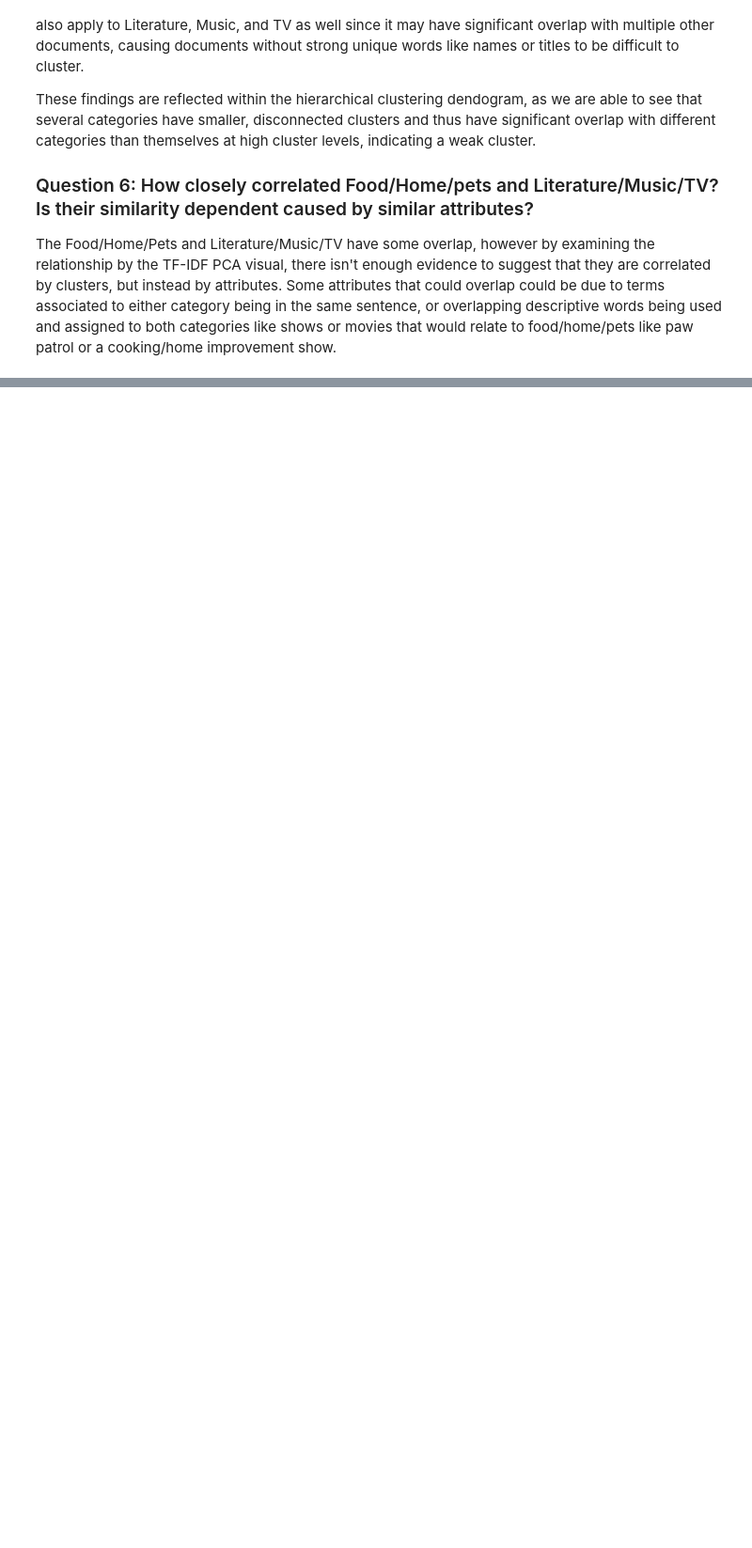
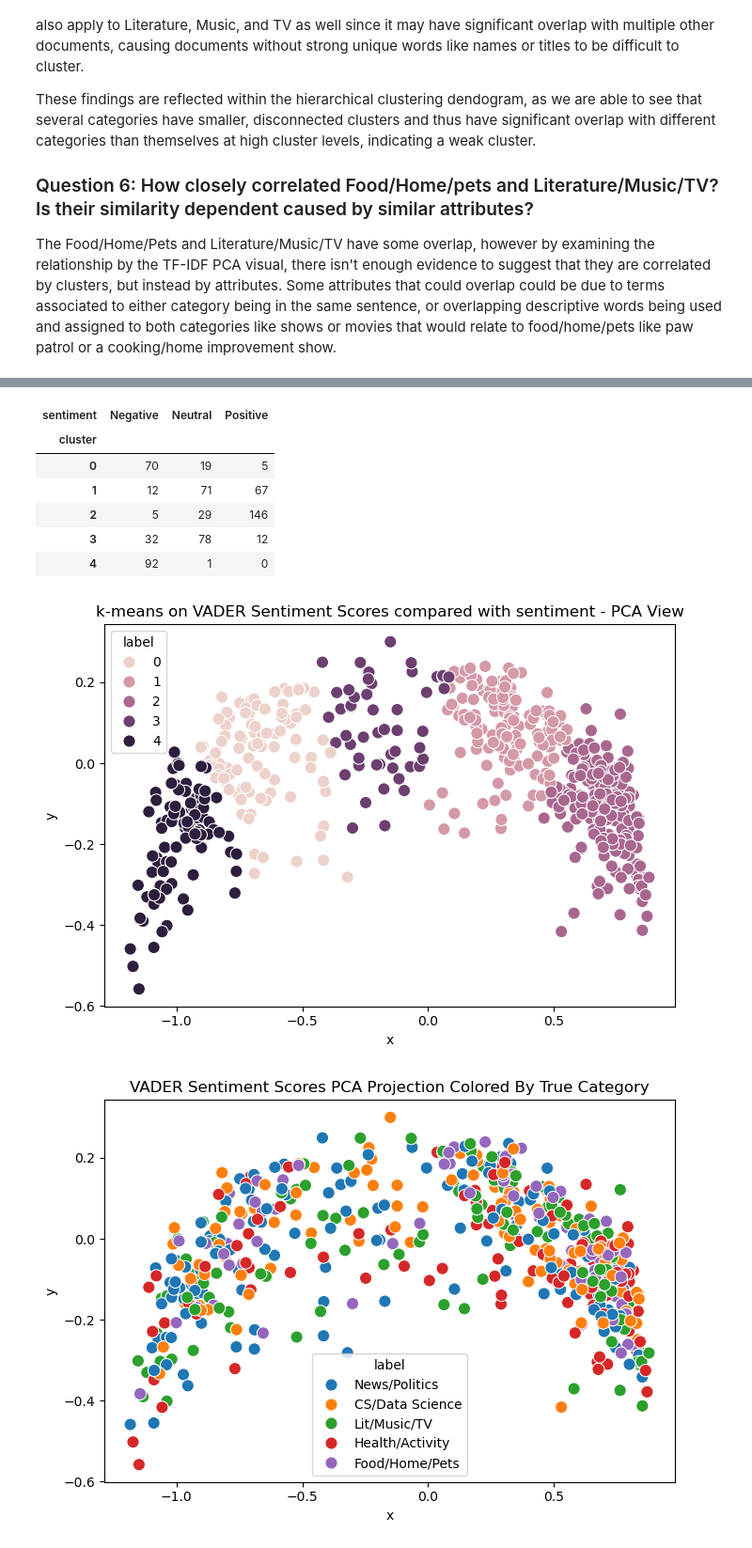
Before and after one commit to avamwilliams/105final, a Jupyter notebook: main.ipynb, the cells around one changed output, grey strips where cells are left out. Shown at 94% size. Cells and saved outputs as stored; diff of their text form; code cells hidden in the pictures; blank space fills up the shorter version.

```diff
--- a/main.ipynb
+++ b/main.ipynb
@@ -807,0 +924,8 @@ The Food/Home/Pets and Literature/Music/TV have some overlap, however by examini
+# %%
+vader_clusters = run_kmeans_and_compare(X_vader,
+                                        "sentiment",
+                                        "k-means on VADER Sentiment Scores compared with sentiment")
+
+plot_pca_projection(X_vader, df["category_label"], "VADER Sentiment Scores PCA Projection Colored By True Category")
+plot_pca_projection(X_vader, df["sentiment"], "VADER Sentiment Scores PCA Projection Colored By True Sentiment")
+# %% [output]
@@ -807,0 +933,9 @@ The Food/Home/Pets and Literature/Music/TV have some overlap, however by examini
+| sentiment | Negative | Neutral | Positive |
+| cluster |  |  |  |
+| 0 | 70 | 19 | 5 |
+| 1 | 12 | 71 | 67 |
+| 2 | 5 | 29 | 146 |
+| 3 | 32 | 78 | 12 |
+| 4 | 92 | 1 | 0 |
+[figure, added]
+[figure, added]
```
Also changed, not shown: parts of 35 cells of this notebook, 1 other file.
